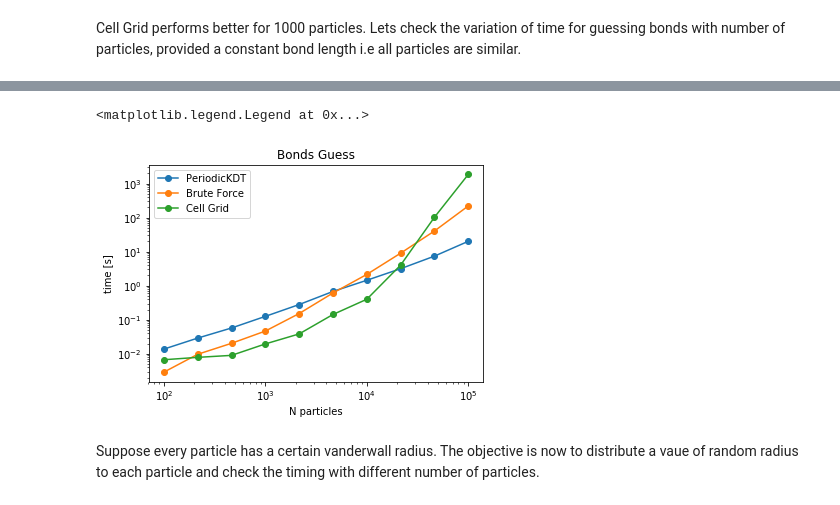
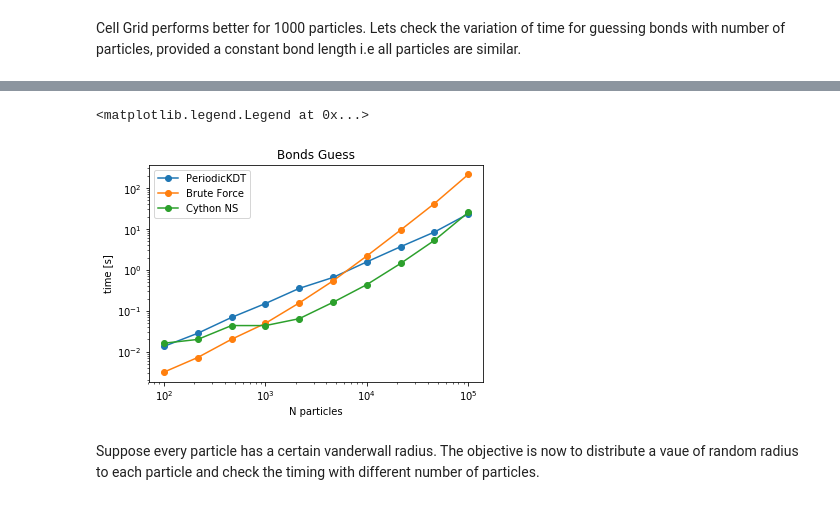
Before and after one commit to ayushsuhane/Benchmarks_Distance, a Jupyter notebook: Notebooks/GuessBonds/GuessBonds.ipynb, the cells around one changed output, grey strips where cells are left out. Drawn from its saved outputs; the diff is of its cells as text; code cells hidden in the pictures.

Commit message:
Guessbonds NS modification, no CG

```diff
--- a/Notebooks/GuessBonds/GuessBonds.ipynb
+++ b/Notebooks/GuessBonds/GuessBonds.ipynb
@@ -211,12 +209,12 @@ for N in tqdm_notebook(np.unique(np.logspace(2, 5, num = 10, dtype = np.int32)))
     result['bf'].append(res.average)
 
     #CG
-    res = %timeit -o -q -n 5 -r 5 cg_guessbonds(points, box = BOX[:3])
-    result['cg'].append(res.average)
+    #res = %timeit -o -q -n 5 -r 5 cg_guessbonds(points, box = BOX[:3])
+    #result['cg'].append(res.average)
 
     #NS
-    #res = %timeit -o -q ns_guessbonds(points, box = BOX)
-    #result['ns'].append(res.average)
+    res = %timeit -o -q -n 5 -r 5 ns_guessbonds(points, box = BOX)
+    result['ns'].append(res.average)
 
     result['N'].append(N)
 # %% [output]
@@ -226,17 +224,17 @@ for N in tqdm_notebook(np.unique(np.logspace(2, 5, num = 10, dtype = np.int32)))
 # %%
 import matplotlib
 import matplotlib.pyplot as plt
 fig, axes = plt.subplots()
 
 axes.plot(result['N'], result['pkdt'], 'o-', label='PeriodicKDT')
 axes.plot(result['N'], result['bf'], 'o-', label='Brute Force')
-axes.plot(result['N'], result['cg'], 'o-', label='Cell Grid')
-#axes.plot(result['N'], result['ns'], 'o-', label='PeriodicKDT')
+#axes.plot(result['N'], result['cg'], 'o-', label='Cell Grid')
+axes.plot(result['N'], result['ns'], 'o-', label='Cython NS')
 axes.set(xlabel='N particles', ylabel='time [s]', xscale='log', yscale='log', title='Bonds Guess')
 axes.legend()
 # %% [output]
 <matplotlib.legend.Legend at 0x...>
-[figure, old version]
+[figure, new version]
 # %% [markdown]
 Suppose every particle has a certain vanderwall radius. The objective is now to distribute a vaue of random radius to each particle and check the timing with different number of particles.
 # %% [markdown]
```
Also changed, not shown: parts of 2 cells of this notebook.
